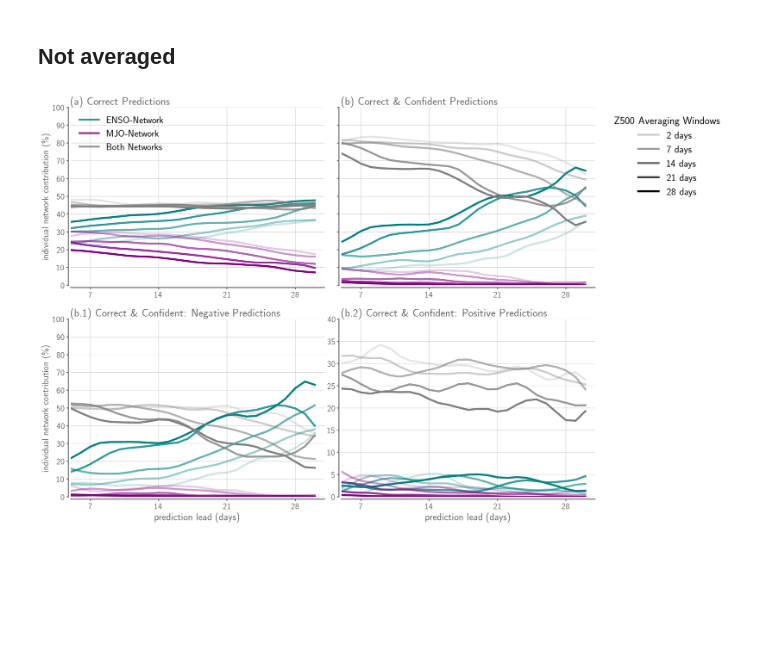
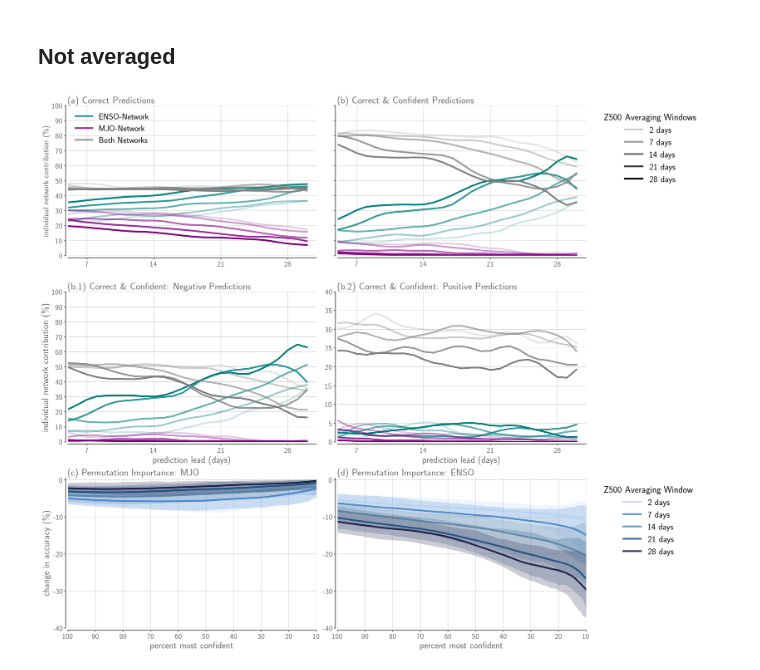
Before and after one commit to kjmayer/ENSOvsMJO, a Jupyter notebook: interpret/interpret-modelcont-plot.ipynb, the cells around one changed output. Saved outputs shown, nothing was run; the diff lists cells and outputs as text; code cells hidden in the pictures; blank space fills up the shorter version.

```diff
--- a/interpret/interpret-modelcont-plot.ipynb
+++ b/interpret/interpret-modelcont-plot.ipynb
@@ -372,13 +429,14 @@ linewidth = 4
 FS = 18
 ff = [1., 2., 1.]
 
-fig = plt.figure(figsize=(16,12))
+fig = plt.figure(figsize=(18,18))
 ax = fig.subplot_mosaic('''
                         AC
                         BD
+                        EF
                         ''')
-plt.tight_layout(w_pad=0,h_pad=3)
-for loc in ['A','B','C','D']:
+plt.tight_layout(w_pad=1,h_pad=4)
+for loc in ['A','B','C','D','E','F']:
     adjust_spines(ax[loc], ['left', 'bottom'])
     ax[loc].spines['top'].set_color('none')
     ax[loc].spines['right'].set_color('none')
@@ -393,12 +451,23 @@ for loc in ['A','B','C','D']:
     if loc in ['A','B','C']:
         ax[loc].set_ylim(0,100)
         ax[loc].set_yticks(np.arange(0,110,10))
-    else:
+        ax[loc].set_xlim(0,len(LEADS))
+        ax[loc].set_xticks(np.arange(2,28,7))
+    elif loc in ['D']:
         ax[loc].set_ylim(0,30)
         ax[loc].set_yticks(np.arange(0,45,5))
+        ax[loc].set_xlim(0,len(LEADS))
+        ax[loc].set_xticks(np.arange(2,28,7))
 
-    ax[loc].set_xlim(0,len(LEADS))
-    ax[loc].set_xticks(np.arange(2,28,7))
+
+    if loc == 'E':
+        ax[loc].set_ylabel('change in accuracy (\%)',fontsize=FS+4,color='dimgrey')
+    if loc in ['E','F']:
+        ax[loc].set_ylim(-40,0.5)
+        ax[loc].set_yticks(np.arange(-40,10,10),np.arange(-40,10,10),fontsize=FS,color='dimgrey')
+        ax[loc].set_xlabel('percent most confident',fontsize=FS+4,color='dimgrey')
+        ax[loc].set_xlim(0,90)
+        ax[loc].set_xticks(np.arange(0,100,10),np.arange(10,110,10)[::-1],fontsize=FS,color='dimgrey')
 
 # ------------------------------------------------------------------------------------
 # ------------------------------------------------------------------------------------
@@ -485,9 +554,9 @@ ax['B'].plot(sig.filtfilt(ff,np.sum(ff),model12_signconfcorrfracpred_avg[:,26,0]
 
 ax['B'].set_title('(b.1) Correct \& Confident: Negative Predictions',fontsize=FS+5,color='dimgrey',loc='left')
 ax['B'].set_yticklabels(np.arange(0,110,10),fontsize=FS,color='dimgrey')
-ax['B'].set_ylabel('individual network contribution (\%)',fontsize=FS+1,color='dimgrey')
+ax['B'].set_ylabel('individual network contribution (\%)',fontsize=FS+4,color='dimgrey')
 ax['B'].set_xticklabels(np.arange(LEADS[2],LEADS[-1],7),fontsize=FS,color='dimgrey')
-ax['B'].set_xlabel('prediction lead (days)',fontsize=FS+3,color='dimgrey')
+ax['B'].set_xlabel('prediction lead (days)',fontsize=FS+4,color='dimgrey')
 
 
 # ------------------------------------------------------------------------------------
@@ -564,33 +633,99 @@ ax['D'].plot(sig.filtfilt(ff,np.sum(ff),model1_signconfcorrfracpred_avg[:,26,1]*
 
 ax['D'].plot(sig.filtfilt(ff,np.sum(ff),model2_signconfcorrfracpred_avg[:,0,1]*100),
                 color='purple', alpha=0.2,linewidth=linewidth)
 ax['D'].plot(sig.filtfilt(ff,np.sum(ff),model2_signconfcorrfracpred_avg[:,5,1]*100),
                 color='purple', alpha=0.4,linewidth=linewidth)
 ax['D'].plot(sig.filtfilt(ff,np.sum(ff),model2_signconfcorrfracpred_avg[:,12,1]*100),
                 color='purple', alpha=0.6,linewidth=linewidth)
 ax['D'].plot(sig.filtfilt(ff,np.sum(ff),model2_signconfcorrfracpred_avg[:,19,1]*100),
                 color='purple', alpha=0.8,linewidth=linewidth)
 ax['D'].plot(sig.filtfilt(ff,np.sum(ff),model2_signconfcorrfracpred_avg[:,26,1]*100),
                  color='purple', alpha=1.0,linewidth=linewidth)
 
 
 ax['D'].plot(sig.filtfilt(ff,np.sum(ff),model12_signconfcorrfracpred_avg[:,0,1]*100),
                 color='grey', alpha=0.2,linewidth=linewidth)
 ax['D'].plot(sig.filtfilt(ff,np.sum(ff),model12_signconfcorrfracpred_avg[:,5,1]*100),
                 color='grey', alpha=0.4,linewidth=linewidth)
 ax['D'].plot(sig.filtfilt(ff,np.sum(ff),model12_signconfcorrfracpred_avg[:,12,1]*100),
                 color='grey', alpha=0.6,linewidth=linewidth)
 ax['D'].plot(sig.filtfilt(ff,np.sum(ff),model12_signconfcorrfracpred_avg[:,19,1]*100),
                 color='grey', alpha=0.8,linewidth=linewidth)
 ax['D'].plot(sig.filtfilt(ff,np.sum(ff),model12_signconfcorrfracpred_avg[:,26,1]*100),
                  color='grey', alpha=1.0,linewidth=linewidth)
 
 ax['D'].set_title('(b.2) Correct \& Confident: Positive Predictions',fontsize=FS+5,color='dimgrey',loc='left')
 ax['D'].set_yticklabels(np.arange(0,45,5),fontsize=FS,color='dimgrey')
 ax['D'].set_xticklabels(np.arange(LEADS[2],LEADS[-1],7),fontsize=FS,color='dimgrey')
-ax['D'].set_xlabel('prediction lead (days)',fontsize=FS+3,color='dimgrey')
+ax['D'].set_xlabel('prediction lead (days)',fontsize=FS+4,color='dimgrey')
 
-plt.savefig('/glade/work/kjmayer/research/catalyst/ENSOvsMJO/plots/modelcontribution_doy_main_smooth.png',dpi=300,bbox_inches='tight')
+
+# # ------------------------------------------------------------------------------------
+# # ------------------------------------------------------------------------------------
+# # ------------------------------------------------------------------------------------
+
+ax['E'].set_title('(c) Permutation Importance: MJO',fontsize=FS+5,color='dimgrey',loc='left')
+ax['E'].plot(np.mean(confvsacc_mjo_diff[:,0],axis=0),'xkcd:powder blue',alpha=0.8,label='2 days',linewidth=linewidth)
+ax['E'].fill_between(x = np.arange(0,100),
+                 y1 = np.min(confvsacc_mjo_diff[:,0],axis=0),
+                 y2 = np.max(confvsacc_mjo_diff[:,0],axis=0),color='xkcd:powder blue',alpha=0.2,linewidth=0)
+
+ax['E'].plot(np.mean(confvsacc_mjo_diff[:,5],axis=0),'xkcd:windows blue',alpha=0.8,label='7 days',linewidth=linewidth)
+ax['E'].fill_between(x = np.arange(0,100),
+                 y1 = np.min(confvsacc_mjo_diff[:,5],axis=0),
+                 y2 = np.max(confvsacc_mjo_diff[:,5],axis=0),color='xkcd:windows blue',alpha=0.2,linewidth=0)
+
+ax['E'].plot(np.mean(confvsacc_mjo_diff[:,12],axis=0),'xkcd:stormy blue',alpha=0.8,label='14 days',linewidth=linewidth)
+ax['E'].fill_between(x = np.arange(0,100),
+                 y1 = np.min(confvsacc_mjo_diff[:,12],axis=0),
+                 y2 = np.max(confvsacc_mjo_diff[:,12],axis=0),color='xkcd:stormy blue',alpha=0.2,linewidth=0)
+
+ax['E'].plot(np.mean(confvsacc_mjo_diff[:,19],axis=0),'xkcd:twilight blue',alpha=0.8,label='21 days',linewidth=linewidth)
+ax['E'].fill_between(x = np.arange(0,100),
+                 y1 = np.min(confvsacc_mjo_diff[:,19],axis=0),
+                 y2 = np.max(confvsacc_mjo_diff[:,19],axis=0),color='xkcd:twilight blue',alpha=0.2,linewidth=0)
+
+ax['E'].plot(np.mean(confvsacc_mjo_diff[:,26],axis=0),'xkcd:midnight',alpha=0.8,label='28 days',linewidth=linewidth)
+ax['E'].fill_between(x = np.arange(0,100),
+                 y1 = np.min(confvsacc_mjo_diff[:,26],axis=0),
+                 y2 = np.max(confvsacc_mjo_diff[:,26],axis=0),color='xkcd:midnight',alpha=0.2,linewidth=0)
+
+
+# ------------------------------------------------------------------------------------
+# ------------------------------------------------------------------------------------
+# ------------------------------------------------------------------------------------
+
+ax['F'].set_title('(d) Permutation Importance: ENSO',fontsize=FS+5,color='dimgrey',loc='left')
+ax['F'].plot(np.mean(confvsacc_enso_diff[:,0],axis=0),'xkcd:powder blue',alpha=0.8,label='2 days',linewidth=linewidth)
+ax['F'].fill_between(x = np.arange(0,100),
+                 y1 = np.min(confvsacc_enso_diff[:,0],axis=0),
+                 y2 = np.max(confvsacc_enso_diff[:,0],axis=0),color='xkcd:powder blue',alpha=0.2,linewidth=0)
+
+ax['F'].plot(np.mean(confvsacc_enso_diff[:,5],axis=0),'xkcd:windows blue',alpha=0.8,label='7 days',linewidth=linewidth)
+ax['F'].fill_between(x = np.arange(0,100),
+                 y1 = np.min(confvsacc_enso_diff[:,5],axis=0),
+                 y2 = np.max(confvsacc_enso_diff[:,5],axis=0),color='xkcd:windows blue',alpha=0.2,linewidth=0)
+
+ax['F'].plot(np.mean(confvsacc_enso_diff[:,12],axis=0),'xkcd:stormy blue',alpha=0.8,label='14 days',linewidth=linewidth)
+ax['F'].fill_between(x = np.arange(0,100),
+                 y1 = np.min(confvsacc_enso_diff[:,12],axis=0),
+                 y2 = np.max(confvsacc_enso_diff[:,12],axis=0),color='xkcd:stormy blue',alpha=0.2,linewidth=0)
+
+ax['F'].plot(np.mean(confvsacc_enso_diff[:,19],axis=0),'xkcd:twilight blue',alpha=0.8,label='21 days',linewidth=linewidth)
+ax['F'].fill_between(x = np.arange(0,100),
+                 y1 = np.min(confvsacc_enso_diff[:,19],axis=0),
+                 y2 = np.max(confvsacc_enso_diff[:,19],axis=0),color='xkcd:twilight blue',alpha=0.2,linewidth=0)
+
+ax['F'].plot(np.mean(confvsacc_enso_diff[:,26],axis=0),'xkcd:midnight',alpha=0.8,label='28 days',linewidth=linewidth)
+ax['F'].fill_between(x = np.arange(0,100),
+                 y1 = np.min(confvsacc_enso_diff[:,26],axis=0),
+                 y2 = np.max(confvsacc_enso_diff[:,26],axis=0),color='xkcd:midnight',alpha=0.2,linewidth=0)
+
+leg = ax['F'].legend(frameon=False, fontsize=FS+3,ncol=1,bbox_to_anchor=(1.04, 1), loc="upper left")
+leg.set_title('Z500 Averaging Window',prop={'size':FS+4})
+
+
+plt.savefig('/glade/work/kjmayer/research/catalyst/ENSOvsMJO/plots/modelcontribution_permutimport_doy_main_smooth.png',dpi=300,bbox_inches='tight')
 # plt.show()
 # %% [output]
-[figure, old version]
+[figure, new version]
```
Also changed, not shown: parts of 2 cells of this notebook, 4 other files.
